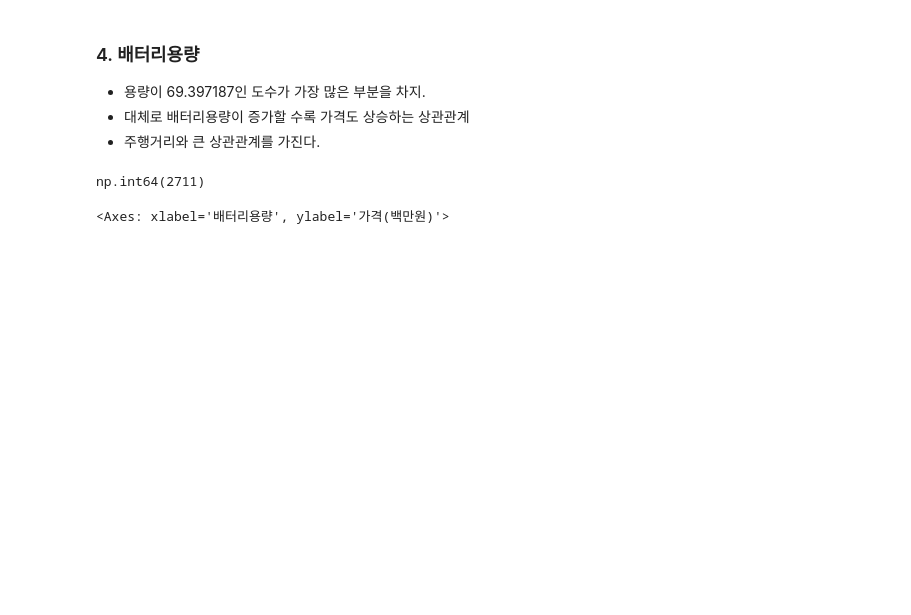
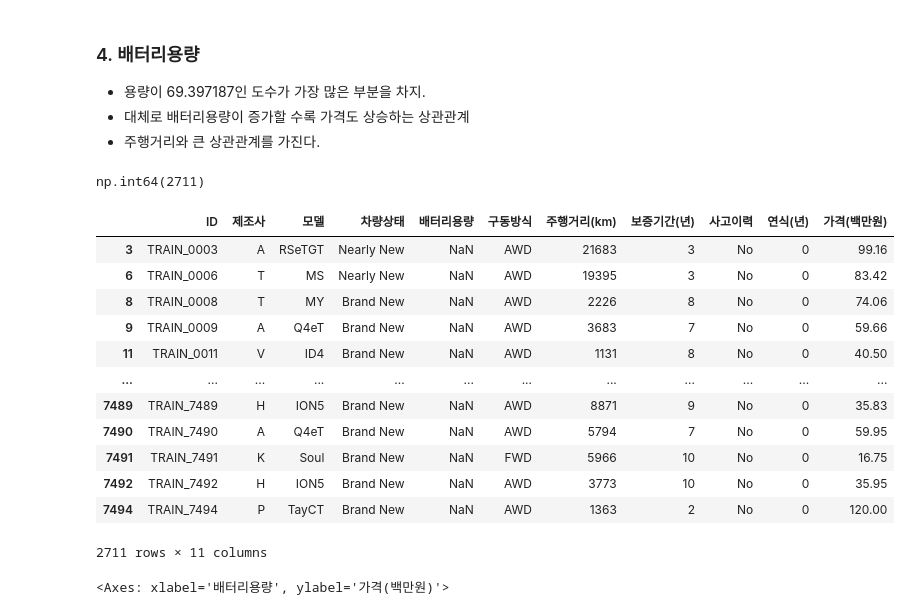
Before and after one commit to han942/vscode, a Jupyter notebook: CarEV.ipynb, the cells around one changed output. Saved outputs shown, nothing was run; the diff lists cells and outputs as text; code cells hidden in the pictures; blank space fills up the shorter version.

```diff
--- a/CarEV.ipynb
+++ b/CarEV.ipynb
@@ -217,6 +217,22 @@ np.int64(2711)
 # %%
 df_missing_train = train.loc[train['배터리용량'].isna()]
 df_missing_test = test.loc[test['배터리용량'].isna()]
+# %%
+df_missing_train
+# %% [output]
+|  | ID | 제조사 | 모델 | 차량상태 | 배터리용량 | 구동방식 | 주행거리(km) | 보증기간(년) | 사고이력 | 연식(년) | 가격(백만원) |
+| 3 | TRAIN_0003 | A | RSeTGT | Nearly New | NaN | AWD | 21683 | 3 | No | 0 | 99.16 |
+| 6 | TRAIN_0006 | T | MS | Nearly New | NaN | AWD | 19395 | 3 | No | 0 | 83.42 |
+| 8 | TRAIN_0008 | T | MY | Brand New | NaN | AWD | 2226 | 8 | No | 0 | 74.06 |
+| 9 | TRAIN_0009 | A | Q4eT | Brand New | NaN | AWD | 3683 | 7 | No | 0 | 59.66 |
+| 11 | TRAIN_0011 | V | ID4 | Brand New | NaN | AWD | 1131 | 8 | No | 0 | 40.50 |
+| ... | ... | ... | ... | ... | ... | ... | ... | ... | ... | ... | ... |
+| 7489 | TRAIN_7489 | H | ION5 | Brand New | NaN | AWD | 8871 | 9 | No | 0 | 35.83 |
+| 7490 | TRAIN_7490 | A | Q4eT | Brand New | NaN | AWD | 5794 | 7 | No | 0 | 59.95 |
+| 7491 | TRAIN_7491 | K | Soul | Brand New | NaN | FWD | 5966 | 10 | No | 0 | 16.75 |
+| 7492 | TRAIN_7492 | H | ION5 | Brand New | NaN | AWD | 3773 | 10 | No | 0 | 35.95 |
+| 7494 | TRAIN_7494 | P | TayCT | Brand New | NaN | AWD | 1363 | 2 | No | 0 | 120.00 |
+2711 rows × 11 columns
 # %%
 sns.regplot(y=train['가격(백만원)'],x=train['배터리용량'])
 # %% [output]
```
Also changed, not shown: parts of 12 cells of this notebook.
